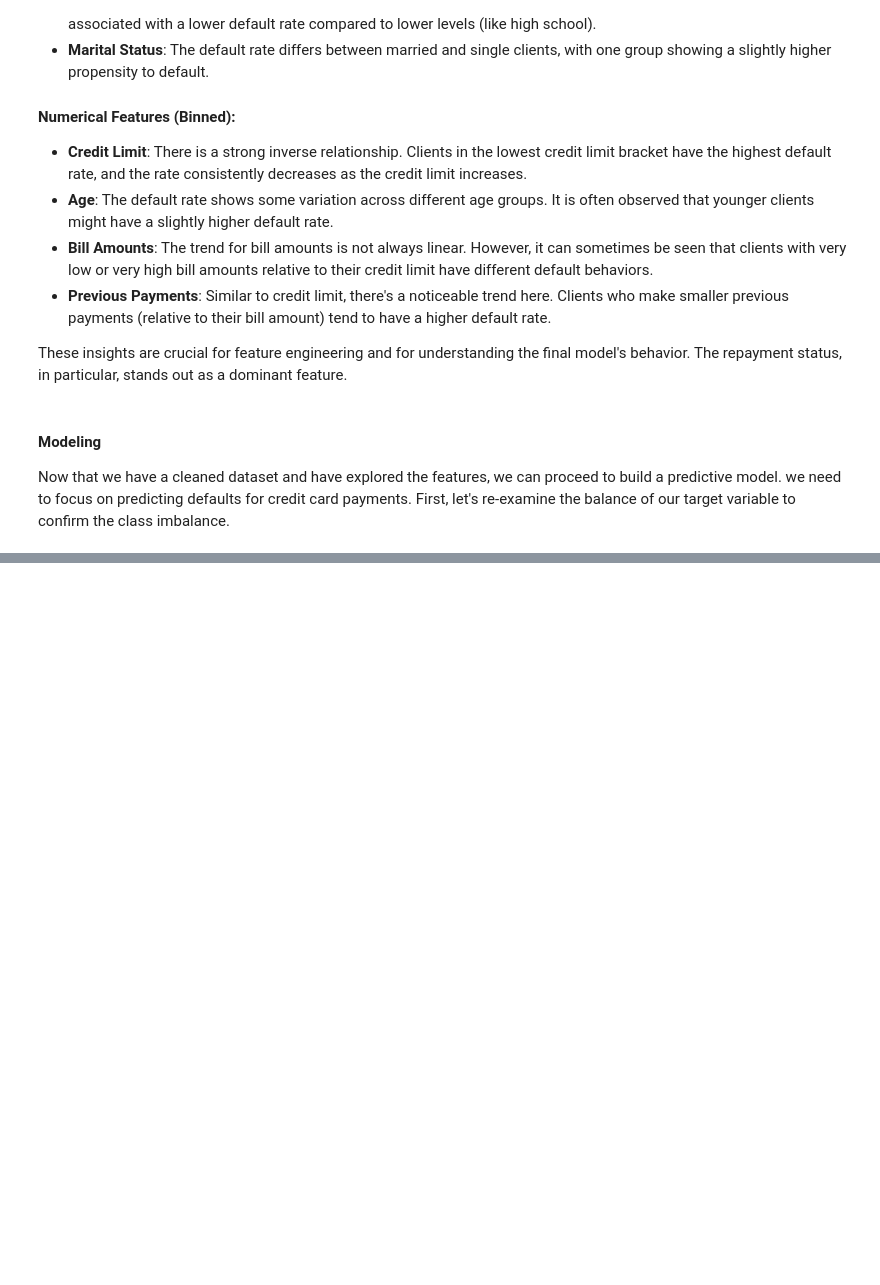
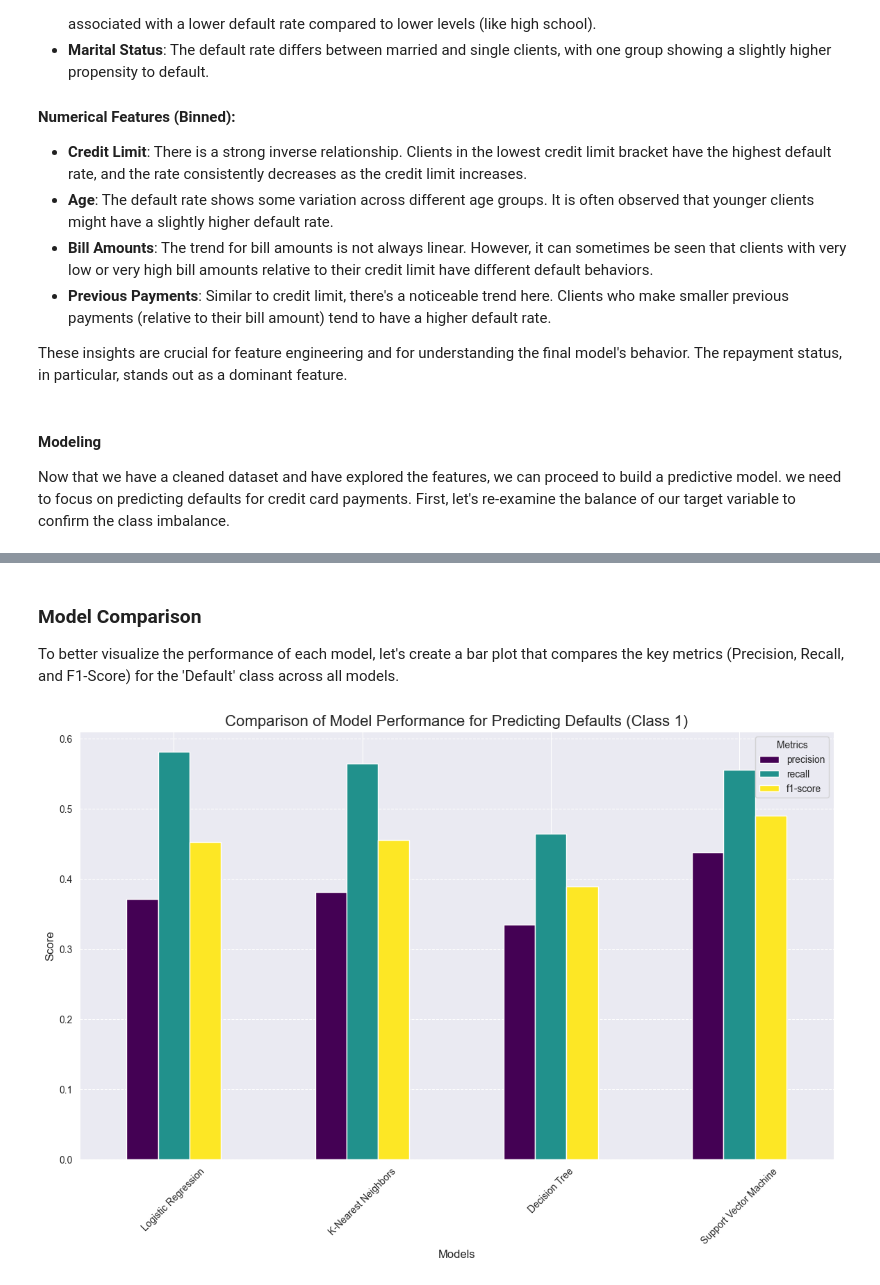
Before and after one commit to licyambrose/CreditCardDefault, a Jupyter notebook: creditcarddefault.ipynb, the cells around one changed output, grey strips where cells are left out. Cells and saved outputs as stored; diff of their text form; code cells hidden in the pictures; blank space fills up the shorter version.

```diff
--- a/creditcarddefault.ipynb
+++ b/creditcarddefault.ipynb
@@ -426,0 +564,18 @@ The plot clearly shows that the dataset is imbalanced, with significantly more n
+# %% [markdown]
+### Model Comparison
+To better visualize the performance of each model, let's create a bar plot that compares the key metrics (Precision, Recall, and F1-Score) for the 'Default' class across all models.
+# %%
+# Convert results to a DataFrame for easy plotting
+results_df = pd.DataFrame(results).T.drop(columns='support') # Drop the 'support' column as it's not needed for this plot
+
+# Plotting the results
+results_df.plot(kind='bar', figsize=(14, 8), colormap='viridis')
+plt.title('Comparison of Model Performance for Predicting Defaults (Class 1)', fontsize=16)
+plt.xlabel('Models', fontsize=12)
+plt.ylabel('Score', fontsize=12)
+plt.xticks(rotation=45)
+plt.legend(title='Metrics')
+plt.grid(axis='y', linestyle='--')
+plt.show()
+# %% [output]
+[figure, added]
```
Also changed, not shown: parts of 8 cells of this notebook.
